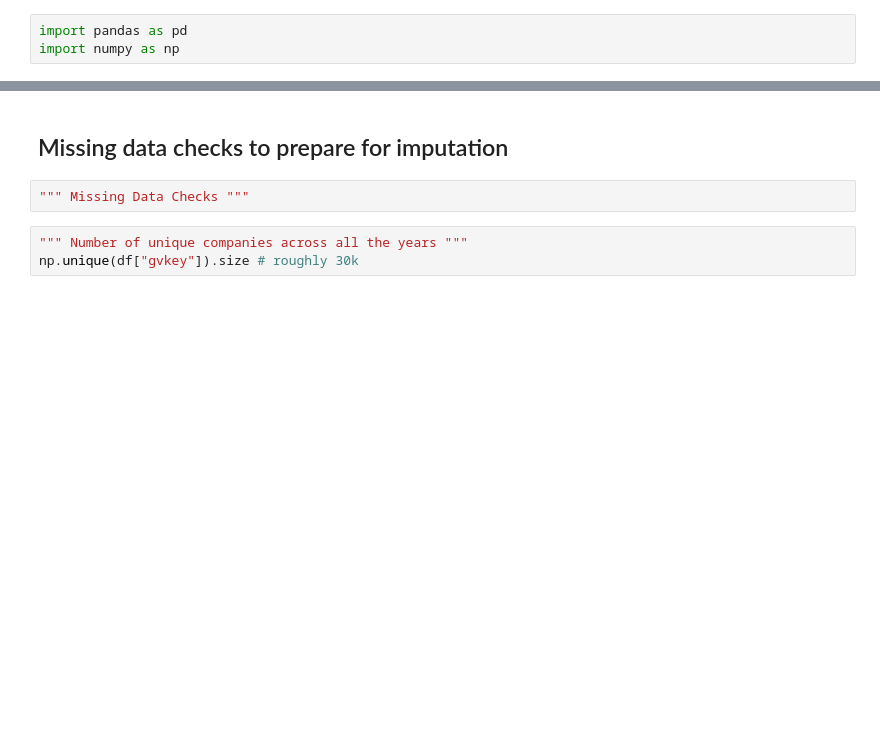
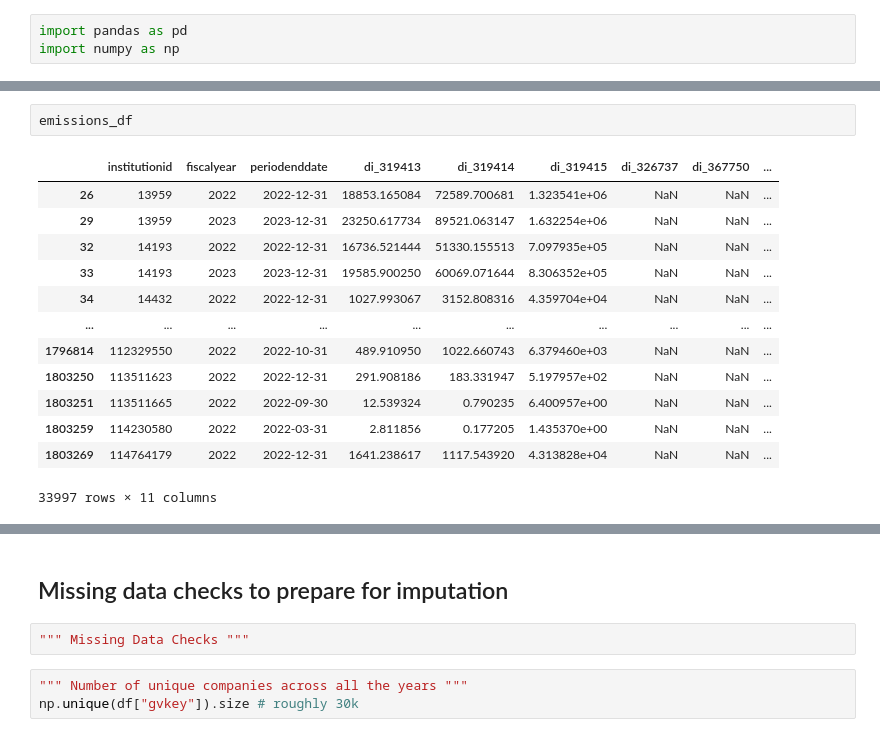
Before and after one commit to varunchodanker/MSc-Individual-Project, a Jupyter notebook: Phase1.ipynb, the cells around one changed output, grey strips where cells are left out. Saved outputs shown, nothing was run; the diff lists cells and outputs as text; blank space fills up the shorter version.

```diff
--- a/EDA.ipynb
+++ b/Phase1.ipynb
@@ -30,0 +99,16 @@ df
+# %%
+emissions_df
+# %% [output]
+|  | institutionid | fiscalyear | periodenddate | di_319413 | di_319414 | di_319415 | di_326737 | di_367750 | ... |
+| 26 | 13959 | 2022 | 2022-12-31 | 18853.165084 | 72589.700681 | 1.323541e+06 | NaN | NaN | ... |
+| 29 | 13959 | 2023 | 2023-12-31 | 23250.617734 | 89521.063147 | 1.632254e+06 | NaN | NaN | ... |
+| 32 | 14193 | 2022 | 2022-12-31 | 16736.521444 | 51330.155513 | 7.097935e+05 | NaN | NaN | ... |
+| 33 | 14193 | 2023 | 2023-12-31 | 19585.900250 | 60069.071644 | 8.306352e+05 | NaN | NaN | ... |
+| 34 | 14432 | 2022 | 2022-12-31 | 1027.993067 | 3152.808316 | 4.359704e+04 | NaN | NaN | ... |
+| ... | ... | ... | ... | ... | ... | ... | ... | ... | ... |
+| 1796814 | 112329550 | 2022 | 2022-10-31 | 489.910950 | 1022.660743 | 6.379460e+03 | NaN | NaN | ... |
+| 1803250 | 113511623 | 2022 | 2022-12-31 | 291.908186 | 183.331947 | 5.197957e+02 | NaN | NaN | ... |
+| 1803251 | 113511665 | 2022 | 2022-09-30 | 12.539324 | 0.790235 | 6.400957e+00 | NaN | NaN | ... |
+| 1803259 | 114230580 | 2022 | 2022-03-31 | 2.811856 | 0.177205 | 1.435370e+00 | NaN | NaN | ... |
+| 1803269 | 114764179 | 2022 | 2022-12-31 | 1641.238617 | 1117.543920 | 4.313828e+04 | NaN | NaN | ... |
+33997 rows × 11 columns
```
Also changed, not shown: parts of 15 cells of this notebook.
